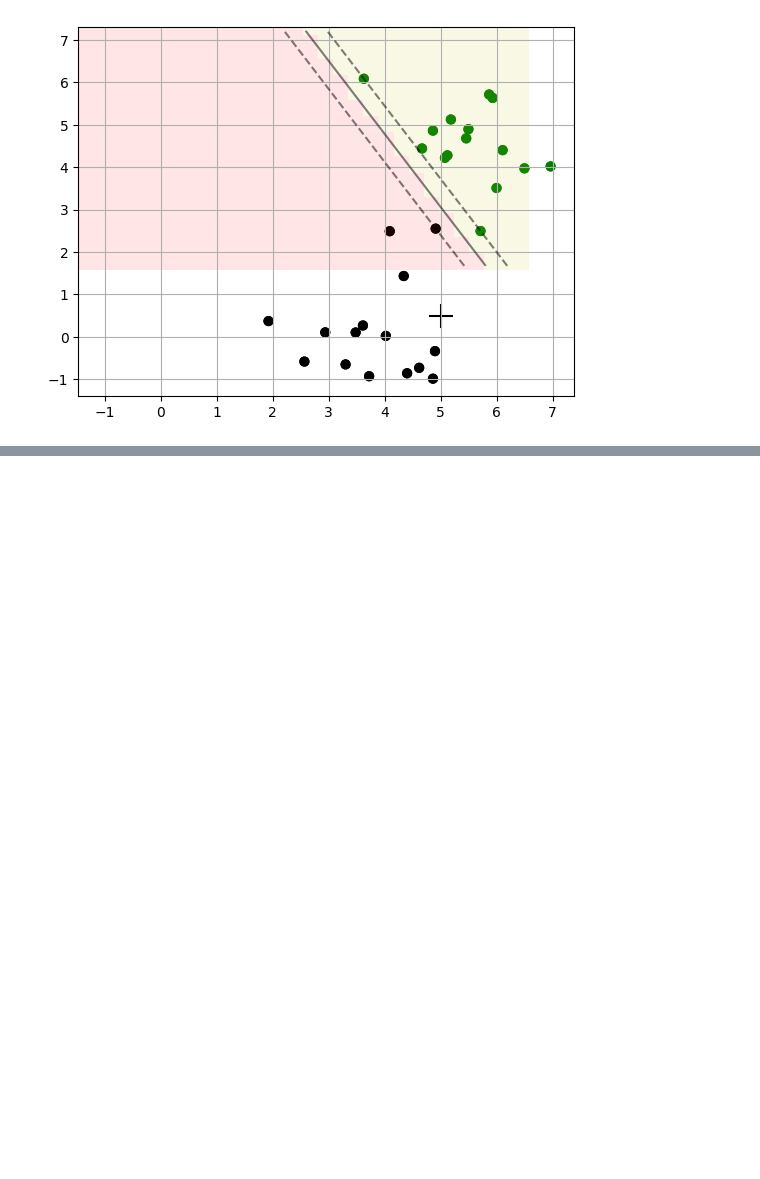
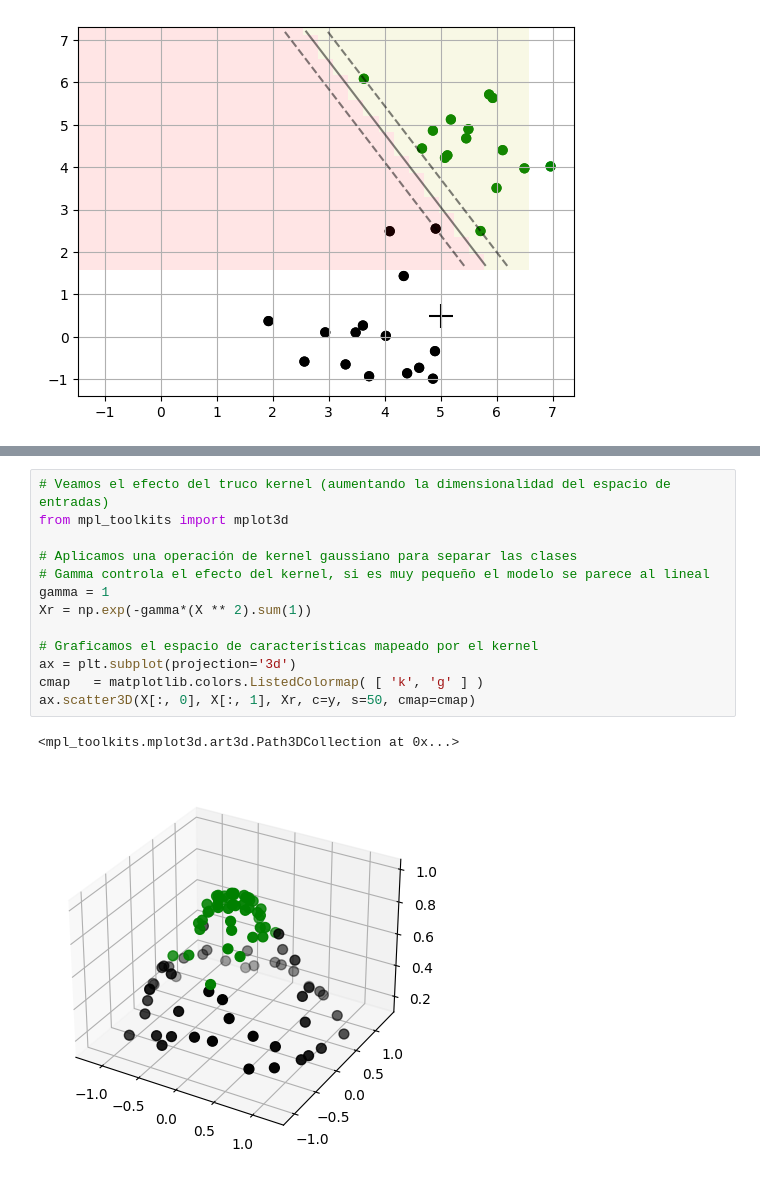
Before and after one commit to luisscrc/SVM, a Jupyter notebook: SVM.ipynb, the cells around one changed output, grey strips where cells are left out. Cells and saved outputs as stored; diff of their text form; blank space fills up the shorter version.

```diff
--- a/SVM.ipynb
+++ b/SVM.ipynb
@@ -87,0 +88,16 @@ plt.show()
+# %%
+# Veamos el efecto del truco kernel (aumentando la dimensionalidad del espacio de entradas)
+from mpl_toolkits import mplot3d
+
+# Aplicamos una operación de kernel gaussiano para separar las clases
+# Gamma controla el efecto del kernel, si es muy pequeño el modelo se parece al lineal
+gamma = 1
+Xr = np.exp(-gamma*(X ** 2).sum(1))
+
+# Graficamos el espacio de características mapeado por el kernel
+ax = plt.subplot(projection='3d')
+cmap   = matplotlib.colors.ListedColormap( [ 'k', 'g' ] )
+ax.scatter3D(X[:, 0], X[:, 1], Xr, c=y, s=50, cmap=cmap)
+# %% [output]
+<mpl_toolkits.mplot3d.art3d.Path3DCollection at 0x...>
+[figure, added]
```
Also changed, not shown: parts of 1 cell of this notebook.
